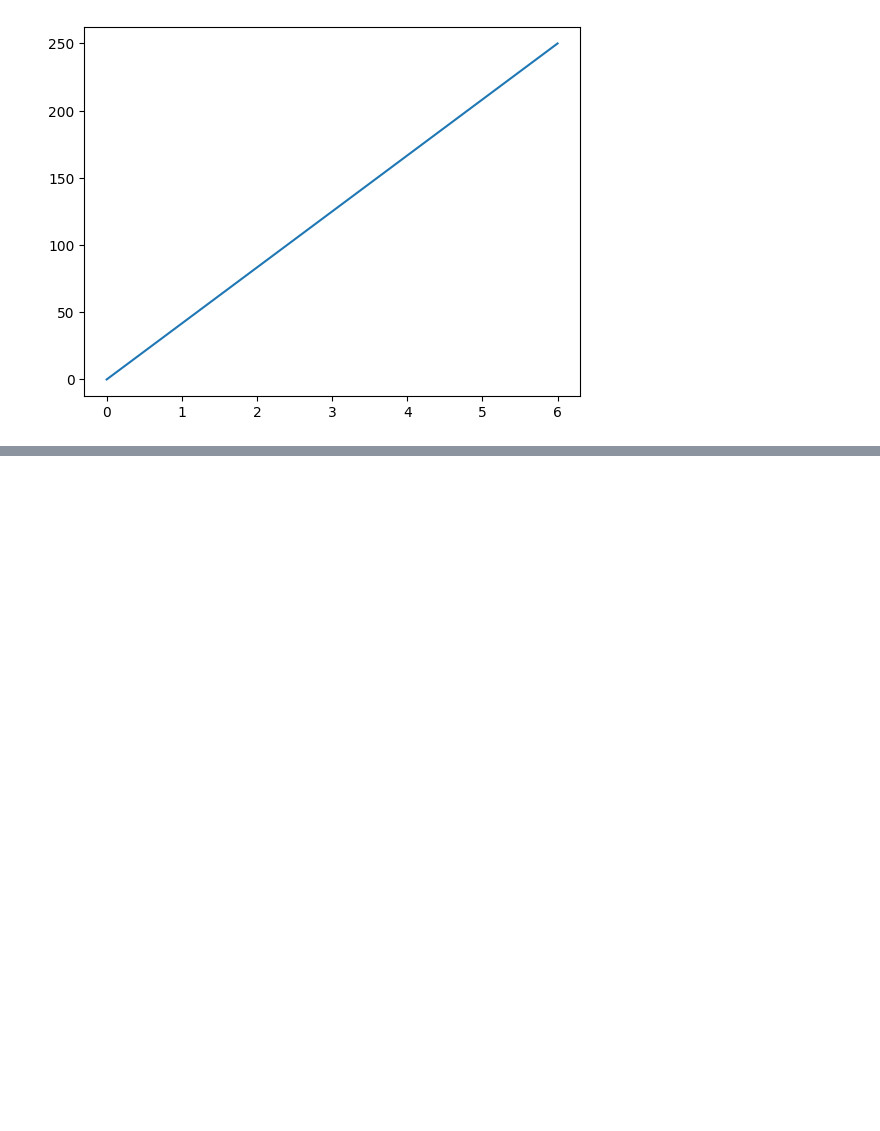
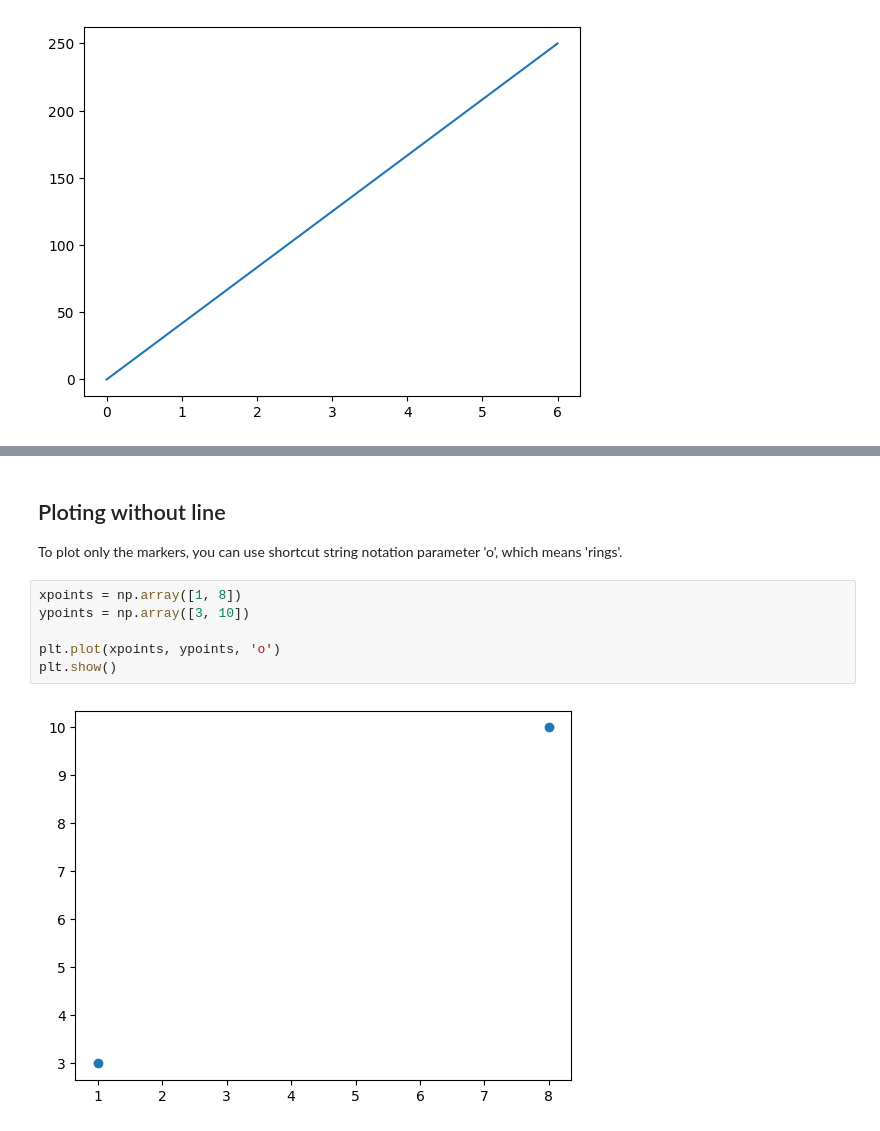
Before and after one commit to jai050803/programming, a Jupyter notebook: matplotlib.ipynb, the cells around one changed output, grey strips where cells are left out. Cells and saved outputs as stored; diff of their text form; blank space fills up the shorter version.

```diff
--- a/matplotlib.ipynb
+++ b/matplotlib.ipynb
@@ -28,0 +47,12 @@ plt.show() #to show the chart
+# %% [markdown]
+## Ploting without line
+
+To plot only the markers, you can use shortcut string notation parameter 'o', which means 'rings'.
+# %%
+xpoints = np.array([1, 8])
+ypoints = np.array([3, 10])
+
+plt.plot(xpoints, ypoints, 'o')
+plt.show()
+# %% [output]
+[figure, added]
```
Also changed, not shown: parts of 4 cells of this notebook.
